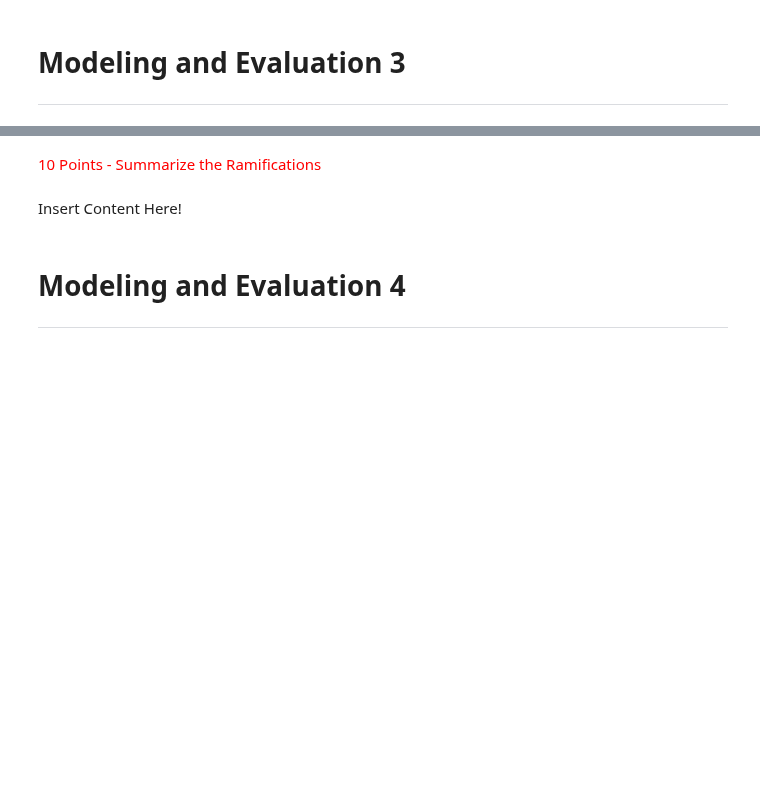
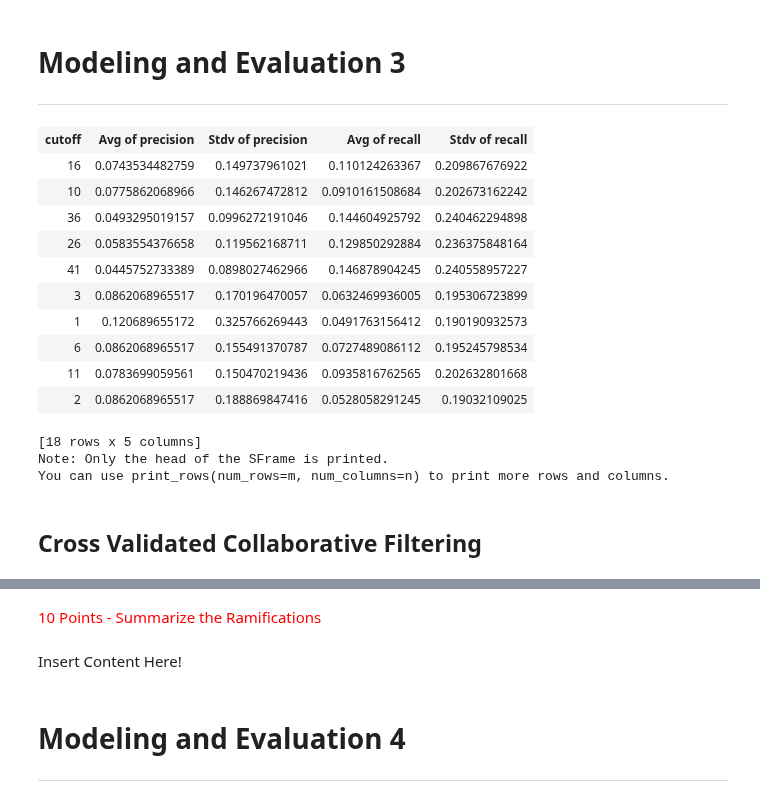
Before and after one commit to wkerneck/DataMiningClass, a Jupyter notebook: 7331_Data_MiningProject_3_CC.ipynb, the cells around one changed output, grey strips where cells are left out. Drawn from its saved outputs; the diff is of its cells as text; code cells hidden in the pictures; blank space fills up the shorter version.

```diff
--- a/7331_Data_MiningProject_3_CC.ipynb
+++ b/7331_Data_MiningProject_3_CC.ipynb
@@ -589,3 +737,32 @@ Training ranking_factorization_recommender for recommendations.
 # %% [markdown]
 # Modeling and Evaluation 3
 ---
+# %%
+import graphlab.aggregate as agg
+
+# we will be using these aggregations
+agg_list = [agg.AVG('precision'),agg.STD('precision'),agg.AVG('recall'),agg.STD('recall')]
+
+# apply these functions to each group (we will group the results by 'k' which is the cutoff)
+# the cutoff is the number of top items to look for see the following URL for the actual equation
+# https://dato.com/products/create/docs/generated/graphlab.recommender.util.precision_recall_by_user.html#graphlab.recommender.util.precision_recall_by_user
+rmse_results['precision_recall_by_user'].groupby('cutoff',agg_list)
+
+# the groups are not sorted
+# %% [output]
+| cutoff | Avg of precision | Stdv of precision | Avg of recall | Stdv of recall |
+| 16 | 0.0743534482759 | 0.149737961021 | 0.110124263367 | 0.209867676922 |
+| 10 | 0.0775862068966 | 0.146267472812 | 0.0910161508684 | 0.202673162242 |
+| 36 | 0.0493295019157 | 0.0996272191046 | 0.144604925792 | 0.240462294898 |
+| 26 | 0.0583554376658 | 0.119562168711 | 0.129850292884 | 0.236375848164 |
+| 41 | 0.0445752733389 | 0.0898027462966 | 0.146878904245 | 0.240558957227 |
+| 3 | 0.0862068965517 | 0.170196470057 | 0.0632469936005 | 0.195306723899 |
+| 1 | 0.120689655172 | 0.325766269443 | 0.0491763156412 | 0.190190932573 |
+| 6 | 0.0862068965517 | 0.155491370787 | 0.0727489086112 | 0.195245798534 |
+| 11 | 0.0783699059561 | 0.150470219436 | 0.0935816762565 | 0.202632801668 |
+| 2 | 0.0862068965517 | 0.188869847416 | 0.0528058291245 | 0.19032109025 |
+[18 rows x 5 columns]
+Note: Only the head of the SFrame is printed.
+You can use print_rows(num_rows=m, num_columns=n) to print more rows and columns.
+# %% [markdown]
+## Cross Validated Collaborative Filtering
```
Also changed, not shown: parts of 27 cells of this notebook.
